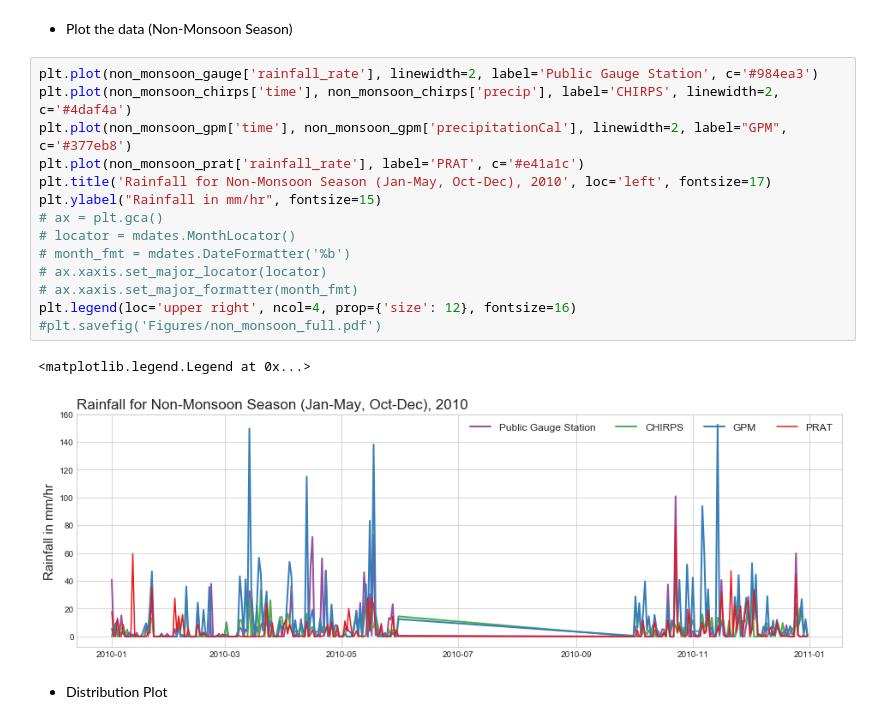
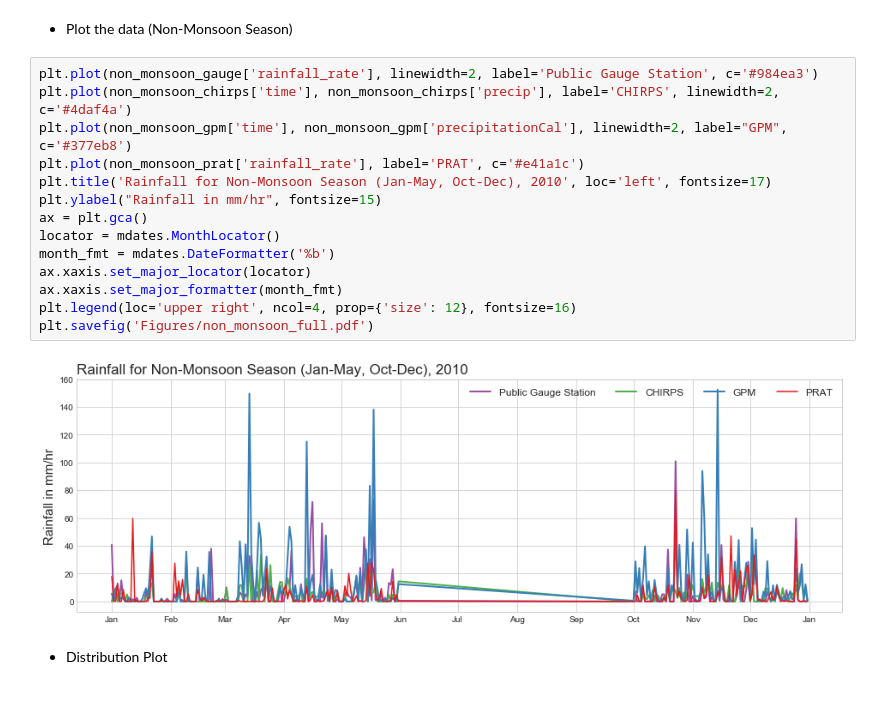
Before and after one commit to dsaharia/PRAT-Rainfall, a Jupyter notebook: imager-rainfall/01_Singapore_prat.ipynb, the cells around one changed output. Drawn from its saved outputs; the diff is of its cells as text.

```diff
--- a/imager-rainfall/01_Singapore_prat.ipynb
+++ b/imager-rainfall/01_Singapore_prat.ipynb
@@ -195,20 +197,19 @@ non_monsoon_chirps = non_monsoon_chirps.merge(chirps_dataset.sel(time=slice('201
 # %%
 plt.plot(non_monsoon_gauge['rainfall_rate'], linewidth=2, label='Public Gauge Station', c='#984ea3')
 plt.plot(non_monsoon_chirps['time'], non_monsoon_chirps['precip'], label='CHIRPS', linewidth=2, c='#4daf4a')
 plt.plot(non_monsoon_gpm['time'], non_monsoon_gpm['precipitationCal'], linewidth=2, label="GPM", c='#377eb8')
 plt.plot(non_monsoon_prat['rainfall_rate'], label='PRAT', c='#e41a1c')
 plt.title('Rainfall for Non-Monsoon Season (Jan-May, Oct-Dec), 2010', loc='left', fontsize=17)
 plt.ylabel("Rainfall in mm/hr", fontsize=15)
-# ax = plt.gca()
-# locator = mdates.MonthLocator()
-# month_fmt = mdates.DateFormatter('%b')
-# ax.xaxis.set_major_locator(locator)
-# ax.xaxis.set_major_formatter(month_fmt)
+ax = plt.gca()
+locator = mdates.MonthLocator()
+month_fmt = mdates.DateFormatter('%b')
+ax.xaxis.set_major_locator(locator)
+ax.xaxis.set_major_formatter(month_fmt)
 plt.legend(loc='upper right', ncol=4, prop={'size': 12}, fontsize=16)
-#plt.savefig('Figures/non_monsoon_full.pdf')
+plt.savefig('Figures/non_monsoon_full.pdf')
 # %% [output]
-<matplotlib.legend.Legend at 0x...>
-[figure, old version]
+[figure, new version]
 # %% [markdown]
 * Distribution Plot
 # %%
```
Also changed, not shown: parts of 5 cells of this notebook.
